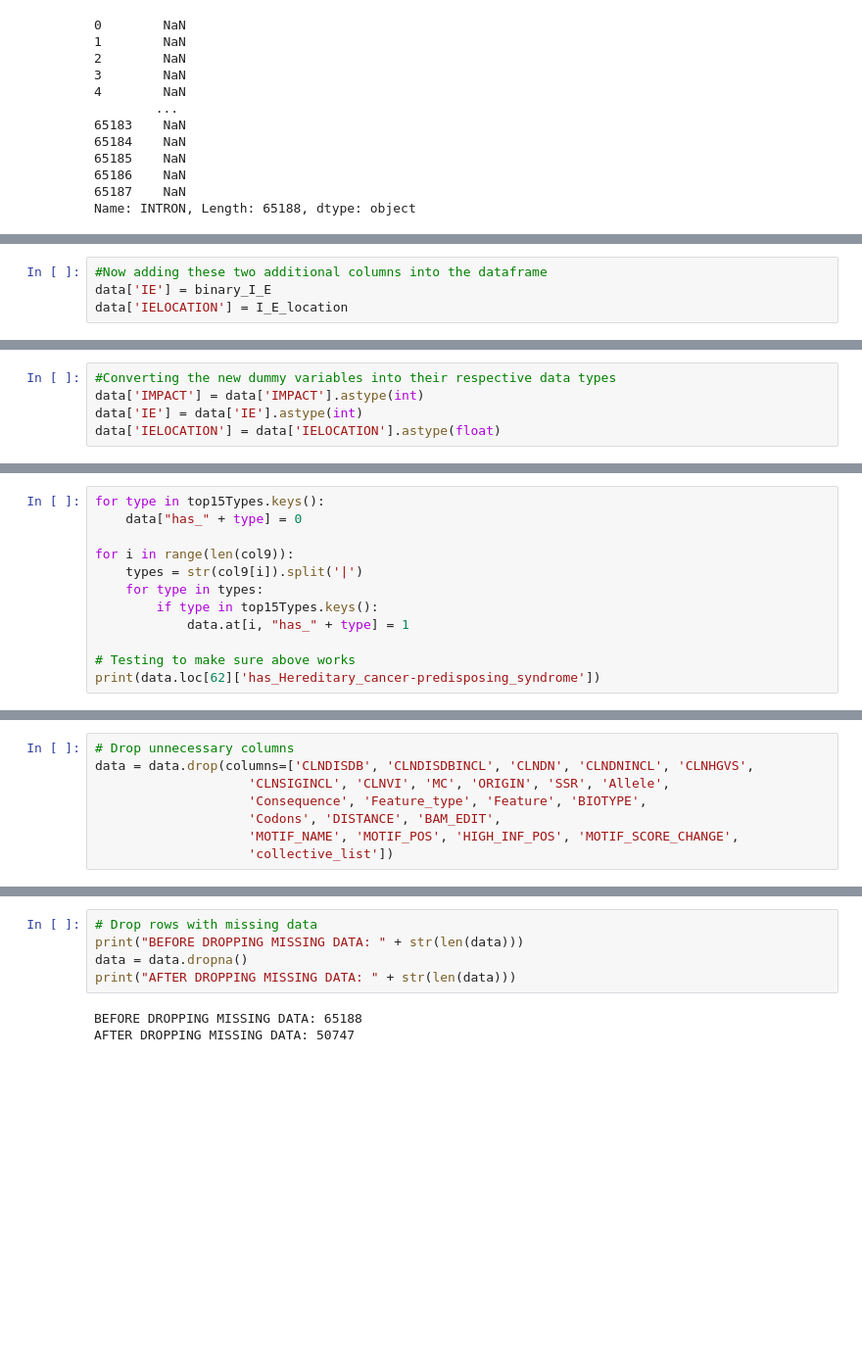
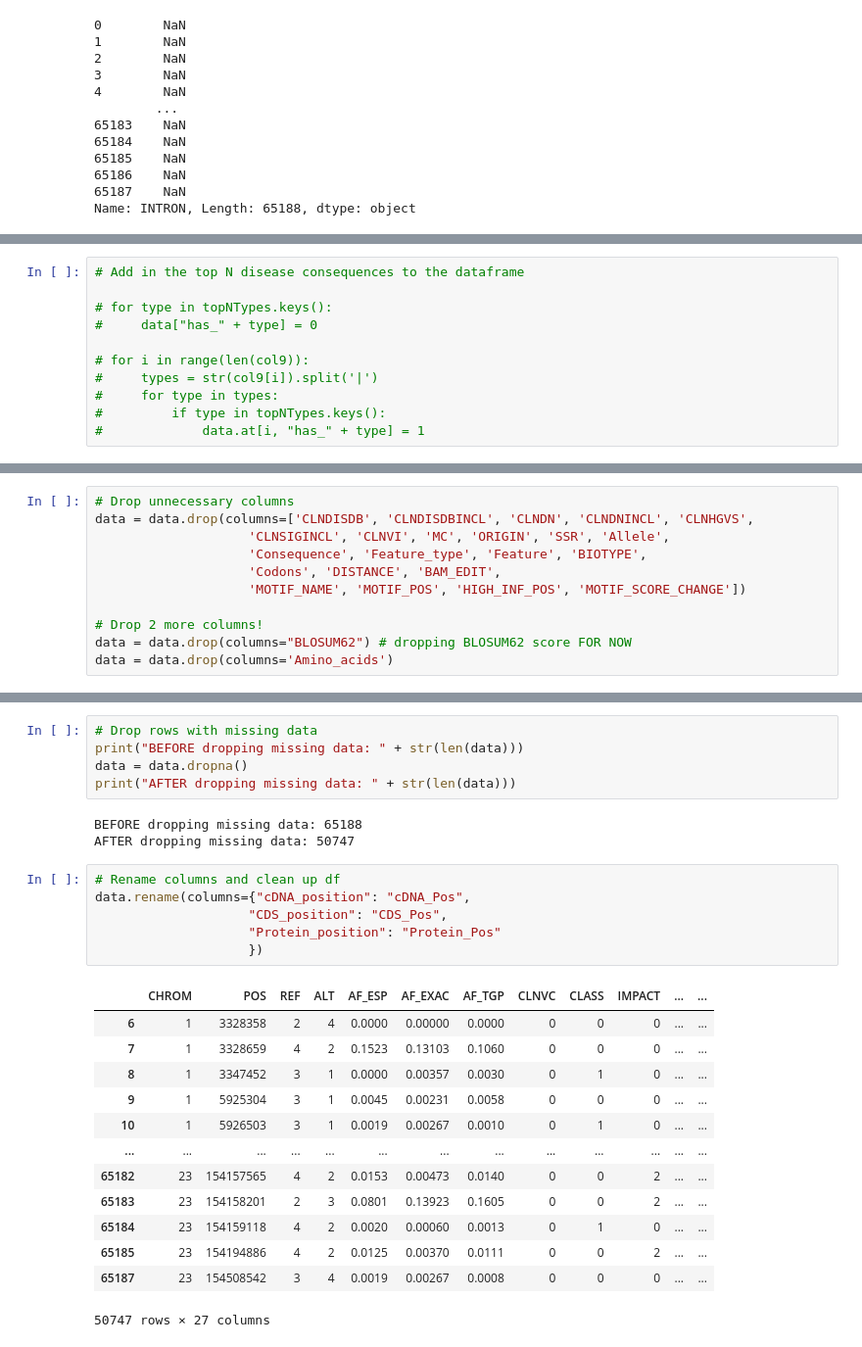
Before and after one commit to DataScience4Health-Fall2022/termproject-baymax, a Jupyter notebook: preprocessing.ipynb, the cells around one changed output, grey strips where cells are left out. Shown: that part at 98% size. Saved outputs shown, nothing was run; the diff lists cells and outputs as text; blank space fills up the shorter version.

Commit message:
cleaned up prepressing a lot, commented out ORIGIN and CLNDN for now

```diff
--- a/preprocessing.ipynb
+++ b/preprocessing.ipynb
@@ -477,4 +317,0 @@ print(len(I_E_location))
-# %%
-#Now adding these two additional columns into the dataframe
-data['IE'] = binary_I_E
-data['IELOCATION'] = I_E_location
@@ -513,8 +320,3 @@ Name: IELOCATION, Length: 65188, dtype: float64
 data.drop('INTRON', inplace=True, axis=1)
 data.drop('EXON', inplace=True, axis=1)
-# %%
-#Converting the new dummy variables into their respective data types
-data['IMPACT'] = data['IMPACT'].astype(int)
-data['IE'] = data['IE'].astype(int)
-data['IELOCATION'] = data['IELOCATION'].astype(float)
 # %%
@@ -542,14 +343,13 @@ top15Types.pop('not_provided')
 # %% [output]
 13020
 # %%
-for type in top15Types.keys():
-    data["has_" + type] = 0
+# Add in the top N disease consequences to the dataframe
 
-for i in range(len(col9)):
-    types = str(col9[i]).split('|')
-    for type in types:
-        if type in top15Types.keys():
-            data.at[i, "has_" + type] = 1
+# for type in topNTypes.keys():
+#     data["has_" + type] = 0
 
-# Testing to make sure above works
-print(data.loc[62]['has_Hereditary_cancer-predisposing_syndrome'])
+# for i in range(len(col9)):
+#     types = str(col9[i]).split('|')
+#     for type in types:
+#         if type in topNTypes.keys():
+#             data.at[i, "has_" + type] = 1
@@ -561,5 +359,8 @@ data = data.drop(columns=['CLNDISDB', 'CLNDISDBINCL', 'CLNDN', 'CLNDNINCL', 'CLN
                     'CLNSIGINCL', 'CLNVI', 'MC', 'ORIGIN', 'SSR', 'Allele',
                     'Consequence', 'Feature_type', 'Feature', 'BIOTYPE',
                     'Codons', 'DISTANCE', 'BAM_EDIT',
-                    'MOTIF_NAME', 'MOTIF_POS', 'HIGH_INF_POS', 'MOTIF_SCORE_CHANGE',
-                    'collective_list'])
+                    'MOTIF_NAME', 'MOTIF_POS', 'HIGH_INF_POS', 'MOTIF_SCORE_CHANGE'])
+
+# Drop 2 more columns!
+data = data.drop(columns="BLOSUM62") # dropping BLOSUM62 score FOR NOW
+data = data.drop(columns='Amino_acids')
@@ -630,10 +395,30 @@ KeyError: "['BLOSUM62'] not found in axis"
 # %%
 # Drop rows with missing data
-print("BEFORE DROPPING MISSING DATA: " + str(len(data)))
+print("BEFORE dropping missing data: " + str(len(data)))
 data = data.dropna()
-print("AFTER DROPPING MISSING DATA: " + str(len(data)))
+print("AFTER dropping missing data: " + str(len(data)))
 # %% [output]
-BEFORE DROPPING MISSING DATA: 65188
-AFTER DROPPING MISSING DATA: 50747
+BEFORE dropping missing data: 65188
+AFTER dropping missing data: 50747
+# %%
+# Rename columns and clean up df
+data.rename(columns={"cDNA_position": "cDNA_Pos",
+                    "CDS_position": "CDS_Pos",
+                    "Protein_position": "Protein_Pos"
+                    })
+# %% [output]
+|  | CHROM | POS | REF | ALT | AF_ESP | AF_EXAC | AF_TGP | CLNVC | CLASS | IMPACT | ... | ... |
+| 6 | 1 | 3328358 | 2 | 4 | 0.0000 | 0.00000 | 0.0000 | 0 | 0 | 0 | ... | ... |
+| 7 | 1 | 3328659 | 4 | 2 | 0.1523 | 0.13103 | 0.1060 | 0 | 0 | 0 | ... | ... |
+| 8 | 1 | 3347452 | 3 | 1 | 0.0000 | 0.00357 | 0.0030 | 0 | 1 | 0 | ... | ... |
+| 9 | 1 | 5925304 | 3 | 1 | 0.0045 | 0.00231 | 0.0058 | 0 | 0 | 0 | ... | ... |
+| 10 | 1 | 5926503 | 3 | 1 | 0.0019 | 0.00267 | 0.0010 | 0 | 1 | 0 | ... | ... |
+| ... | ... | ... | ... | ... | ... | ... | ... | ... | ... | ... | ... | ... |
+| 65182 | 23 | 154157565 | 4 | 2 | 0.0153 | 0.00473 | 0.0140 | 0 | 0 | 2 | ... | ... |
+| 65183 | 23 | 154158201 | 2 | 3 | 0.0801 | 0.13923 | 0.1605 | 0 | 0 | 2 | ... | ... |
+| 65184 | 23 | 154159118 | 4 | 2 | 0.0020 | 0.00060 | 0.0013 | 0 | 1 | 0 | ... | ... |
+| 65185 | 23 | 154194886 | 4 | 2 | 0.0125 | 0.00370 | 0.0111 | 0 | 0 | 2 | ... | ... |
+| 65187 | 23 | 154508542 | 3 | 4 | 0.0019 | 0.00267 | 0.0008 | 0 | 0 | 0 | ... | ... |
+50747 rows × 27 columns
 # %%
 # Saved processed data to output file named 'processedData'
```
Also changed, not shown: parts of 60 cells of this notebook, 1 other file.
